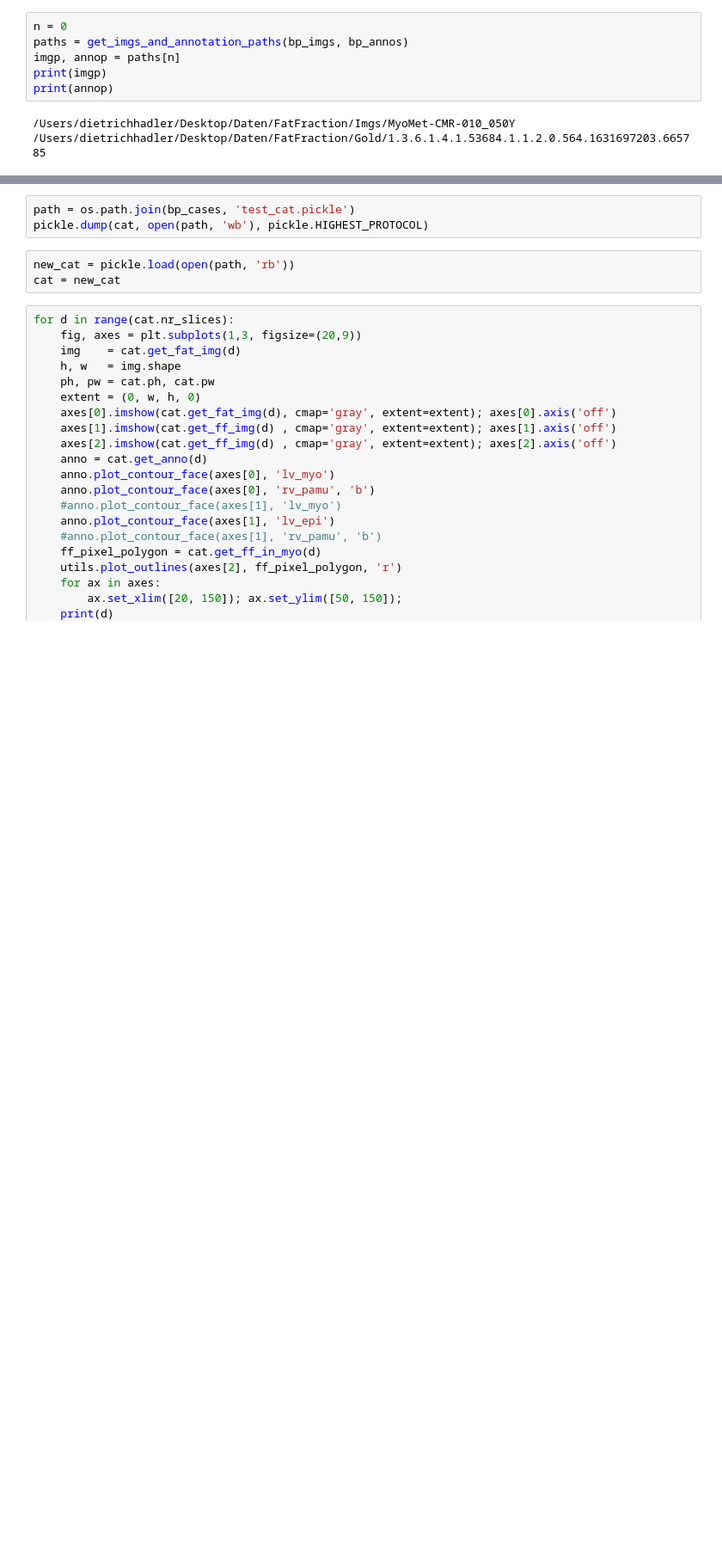
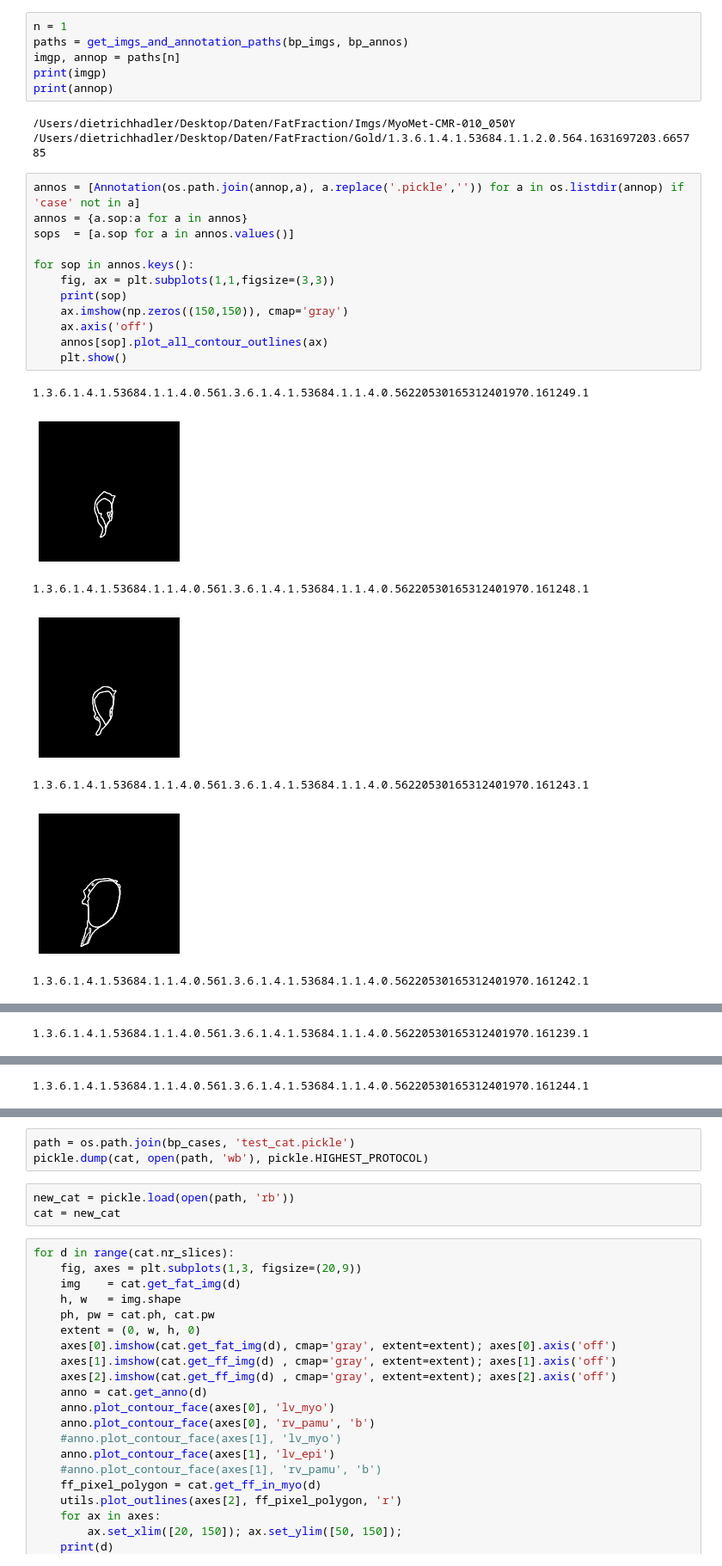
Before and after one commit to thadler/LazyLuna, a Jupyter notebook: Notebooks/FFTool.ipynb, the cells around one changed output, grey strips where cells are left out. Shown at 86% size. Cells and saved outputs as stored; diff of their text form; blank space fills up the shorter version.

```diff
--- a/Notebooks/FFTool.ipynb
+++ b/Notebooks/FFTool.ipynb
@@ -38,5 +31,5 @@ MyoMet-CMR-010202108251418381.3.6.1.4.1.53684.1.1.2.0.564.1631697203.665785: 353
 # %%
-n = 0
+n = 1
 paths = get_imgs_and_annotation_paths(bp_imgs, bp_annos)
 imgp, annop = paths[n]
 print(imgp)
@@ -44,3 +37,23 @@ print(annop)
 # %% [output]
 /Users/dietrichhadler/Desktop/Daten/FatFraction/Imgs/MyoMet-CMR-010_050Y
 /Users/dietrichhadler/Desktop/Daten/FatFraction/Gold/1.3.6.1.4.1.53684.1.1.2.0.564.1631697203.665785
+# %%
+annos = [Annotation(os.path.join(annop,a), a.replace('.pickle','')) for a in os.listdir(annop) if 'case' not in a]
+annos = {a.sop:a for a in annos}
+sops  = [a.sop for a in annos.values()]
+
+for sop in annos.keys():
+    fig, ax = plt.subplots(1,1,figsize=(3,3))
+    print(sop)
+    ax.imshow(np.zeros((150,150)), cmap='gray')
+    ax.axis('off')
+    annos[sop].plot_all_contour_outlines(ax)
+    plt.show()
+# %% [output]
+1.3.6.1.4.1.53684.1.1.4.0.561.3.6.1.4.1.53684.1.1.4.0.56220530165312401970.161249.1
+[figure, added]
+1.3.6.1.4.1.53684.1.1.4.0.561.3.6.1.4.1.53684.1.1.4.0.56220530165312401970.161248.1
+[figure, added]
+1.3.6.1.4.1.53684.1.1.4.0.561.3.6.1.4.1.53684.1.1.4.0.56220530165312401970.161243.1
+[figure, added]
+1.3.6.1.4.1.53684.1.1.4.0.561.3.6.1.4.1.53684.1.1.4.0.56220530165312401970.161242.1
@@ -46,0 +61 @@ print(annop)
+1.3.6.1.4.1.53684.1.1.4.0.561.3.6.1.4.1.53684.1.1.4.0.56220530165312401970.161239.1
@@ -46,0 +63 @@ print(annop)
+1.3.6.1.4.1.53684.1.1.4.0.561.3.6.1.4.1.53684.1.1.4.0.56220530165312401970.161244.1
```
Also changed, not shown: parts of 9 cells of this notebook, 3 other files.
